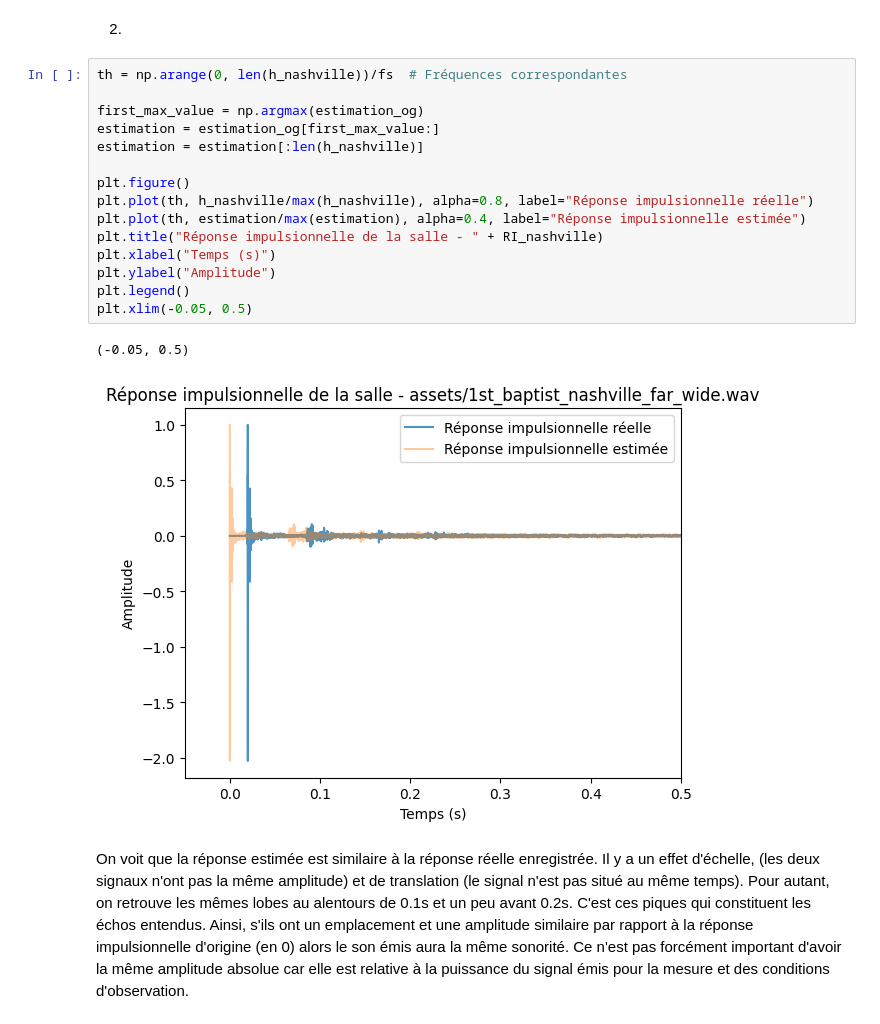
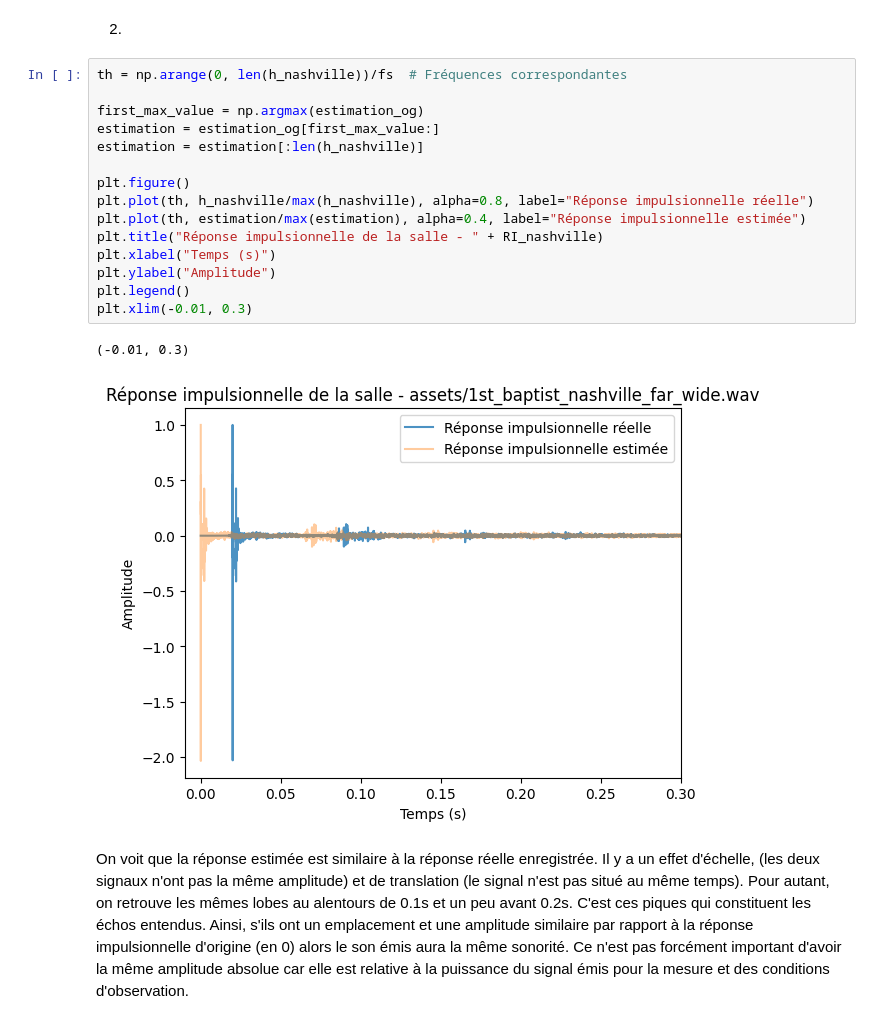
Before and after one commit to Captainfl4me/signal-processing-exp, a Jupyter notebook: Compte_rendu_TP.ipynb, the cells around one changed output. Saved outputs shown, nothing was run; the diff lists cells and outputs as text.

```diff
--- a/Compte_rendu_TP.ipynb
+++ b/Compte_rendu_TP.ipynb
@@ -156,21 +133,21 @@ estimation_og = signal.correlate(noise_nashville, noise, mode='full')
 # %%
 th = np.arange(0, len(h_nashville))/fs  # Fréquences correspondantes
 
 first_max_value = np.argmax(estimation_og)
 estimation = estimation_og[first_max_value:]
 estimation = estimation[:len(h_nashville)]
 
 plt.figure()
 plt.plot(th, h_nashville/max(h_nashville), alpha=0.8, label="Réponse impulsionnelle réelle")
 plt.plot(th, estimation/max(estimation), alpha=0.4, label="Réponse impulsionnelle estimée")
 plt.title("Réponse impulsionnelle de la salle - " + RI_nashville)
 plt.xlabel("Temps (s)")
 plt.ylabel("Amplitude")
 plt.legend()
-plt.xlim(-0.05, 0.5)
+plt.xlim(-0.01, 0.3)
 # %% [output]
-(-0.05, 0.5)
+(-0.01, 0.3)
-[figure, old version]
+[figure, new version]
 # %% [markdown]
 On voit que la réponse estimée est similaire à la réponse réelle enregistrée. Il y a un effet d'échelle, (les deux signaux n'ont pas la même amplitude) et de translation (le signal n'est pas situé au même temps). Pour autant, on retrouve les mêmes lobes au alentours de 0.1s et un peu avant 0.2s. C'est ces piques qui constituent les échos entendus. Ainsi, s'ils ont un emplacement et une amplitude similaire par rapport à la réponse impulsionnelle d'origine (en 0) alors le son émis aura la même sonorité. Ce n'est pas forcément important d'avoir la même amplitude absolue car elle est relative à la puissance du signal émis pour la mesure et des conditions d'observation.
 # %% [markdown]
```
Also changed, not shown: parts of 19 cells of this notebook, 6 other files.
